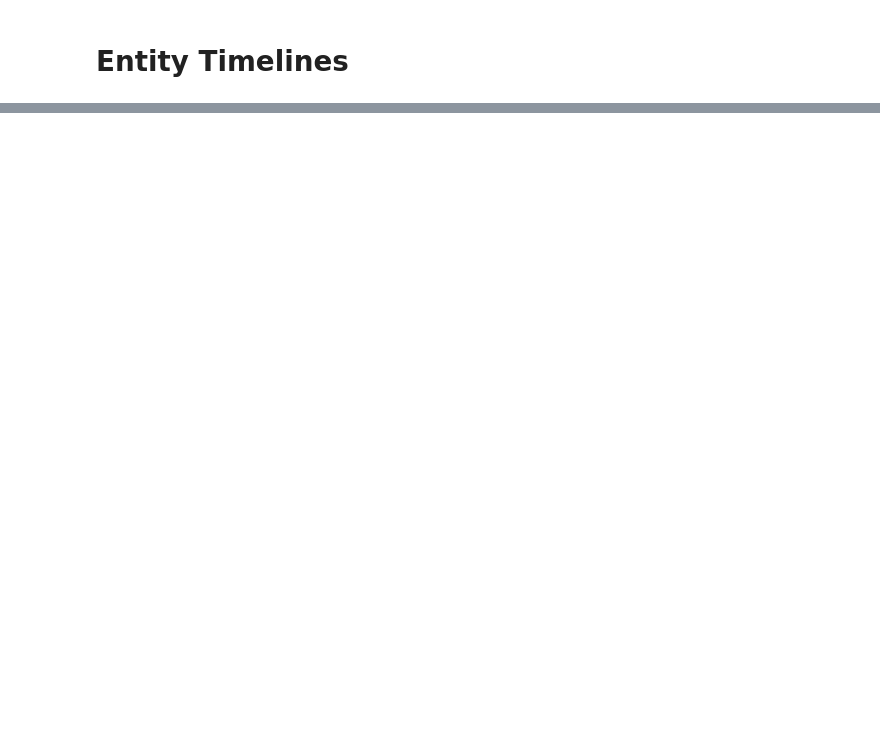
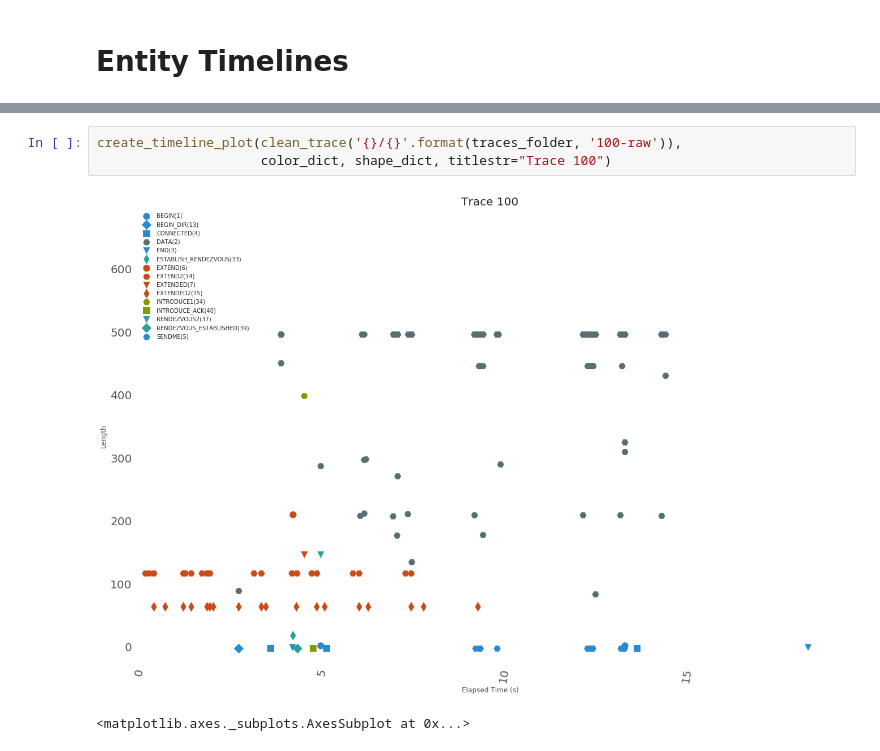
Before and after one commit to redshiftzero/fun-with-fingerprinting, a Jupyter notebook: exploration/single_trace_level_data_exploration.ipynb, the cells around one changed output, grey strips where cells are left out. Drawn from its saved outputs; the diff is of its cells as text; blank space fills up the shorter version.

```diff
--- a/exploration/single_trace_level_data_exploration.ipynb
+++ b/exploration/single_trace_level_data_exploration.ipynb
@@ -283,0 +309,6 @@ create_timeline_plot(df_00raw, color_dict, shape_dict)
+# %%
+create_timeline_plot(clean_trace('{}/{}'.format(traces_folder, '100-raw')),
+                     color_dict, shape_dict, titlestr="Trace 100")
+# %% [output]
+[figure, added]
+<matplotlib.axes._subplots.AxesSubplot at 0x...>
```
Also changed, not shown: parts of 20 cells of this notebook.
